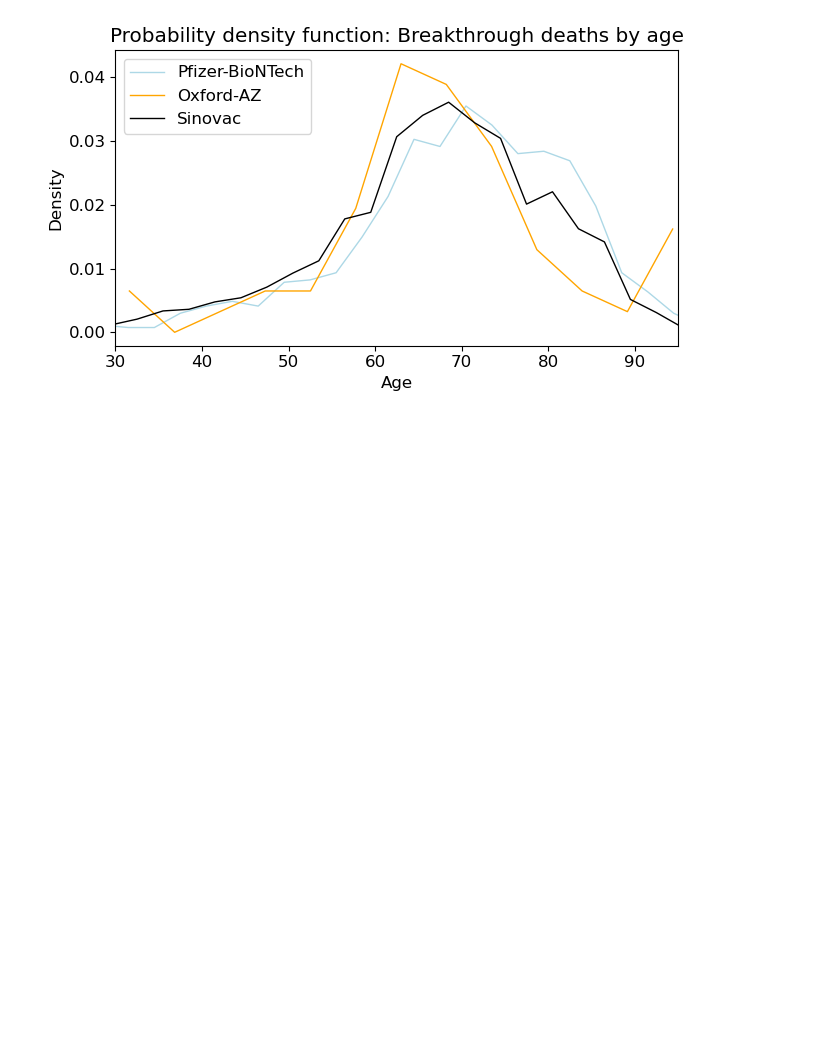
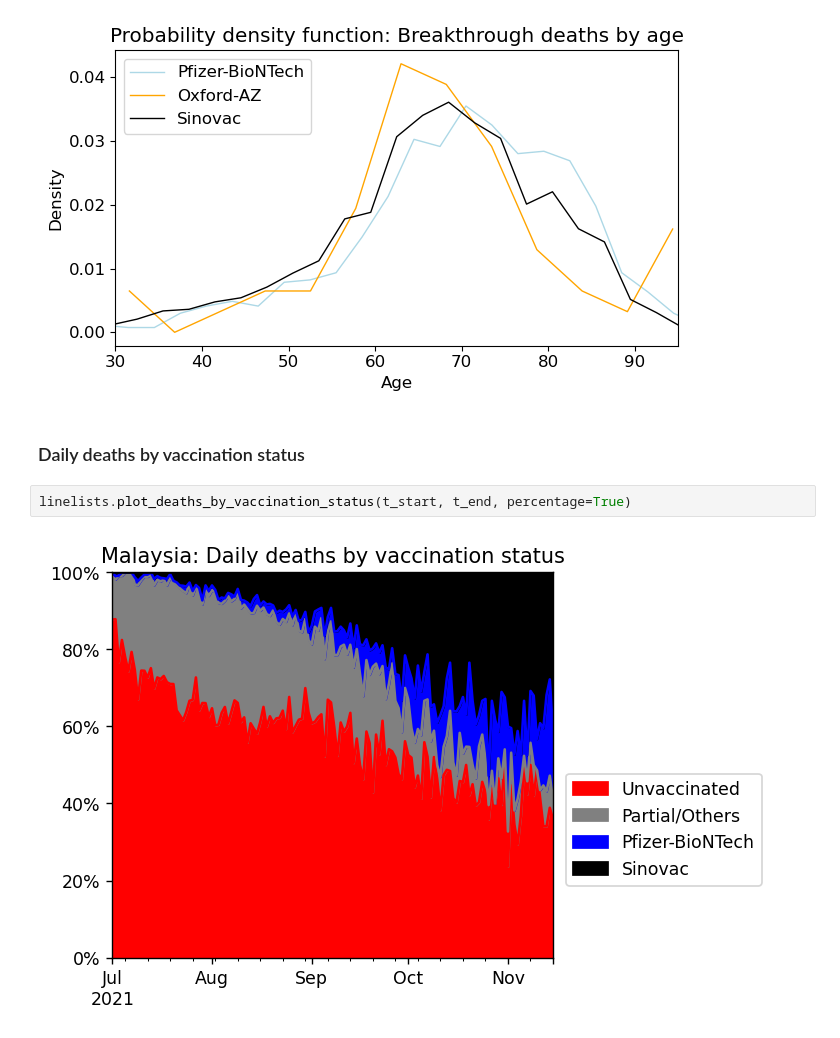
Before and after one commit to MoH-Malaysia/covid19-public, a Jupyter notebook: Malaysia COVID Statistics.ipynb, the cells around one changed output. Drawn from its saved outputs; the diff is of its cells as text; blank space fills up the shorter version.

Commit message:
Daily deaths by vaccination status

```diff
--- a/Malaysia COVID Statistics.ipynb
+++ b/Malaysia COVID Statistics.ipynb
@@ -71,3 +71,9 @@ linelists.plot_breakthrough_deaths_time_series(t_start, t_end, moving_average=7)
 linelists.plot_breakthrough_deaths_pdf_by_age(density=True)
 # %% [output]
 [figure]
+# %% [markdown]
+### Daily deaths by vaccination status
+# %%
+linelists.plot_deaths_by_vaccination_status(t_start, t_end, percentage=True)
+# %% [output]
+[figure, added]
```
Also changed, not shown: parts of 1 cell of this notebook, 1 other file.
